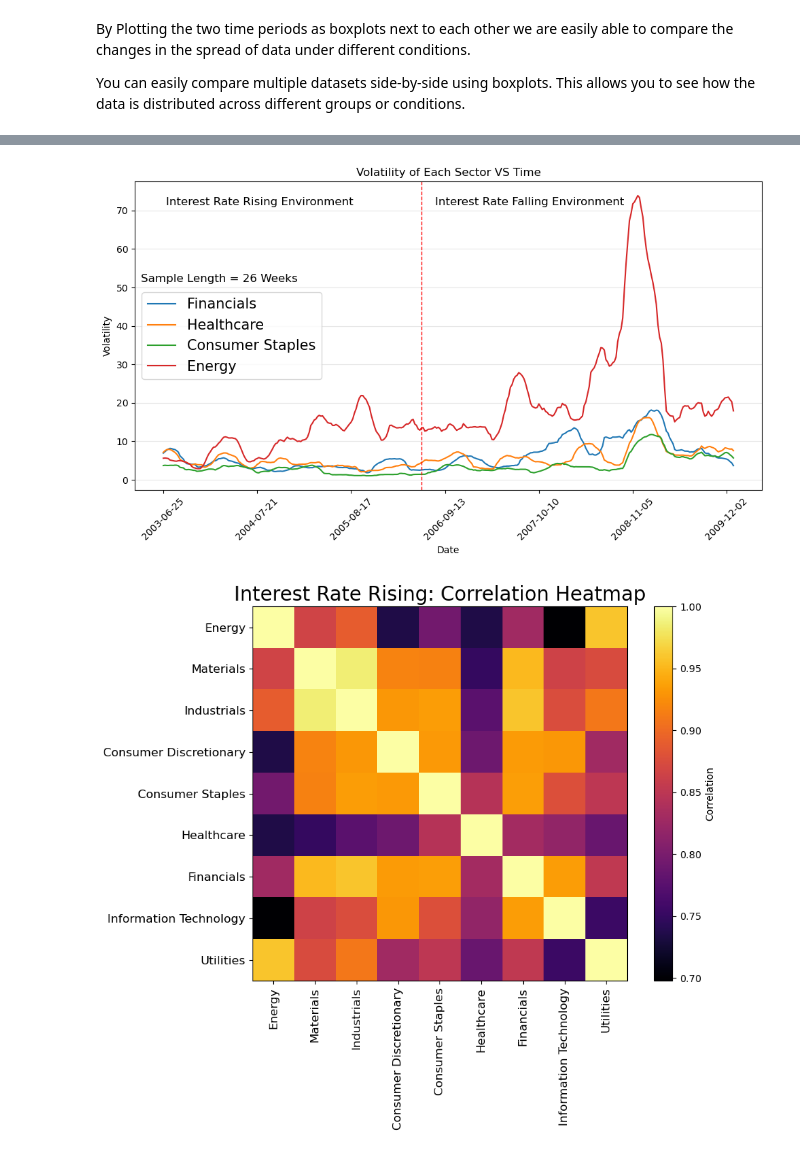
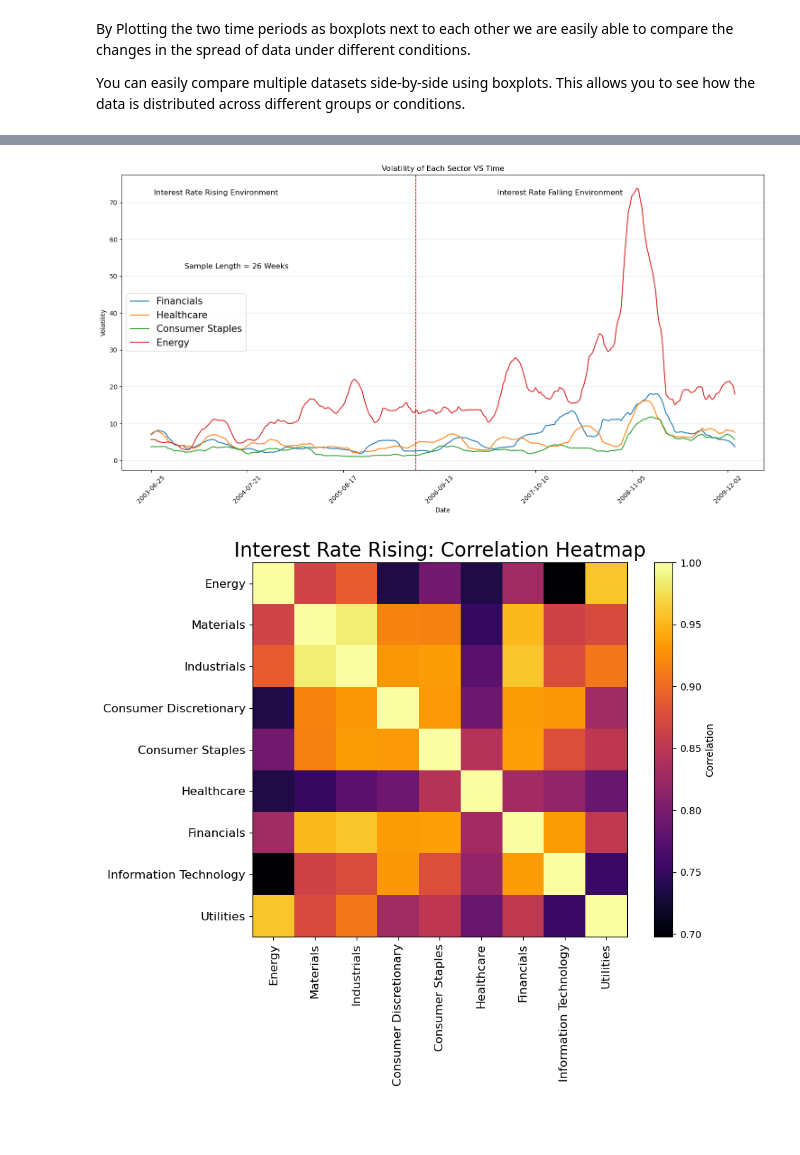
Before and after one commit to RealFakeDoor/Project-one, a Jupyter notebook: Main.ipynb, the cells around one changed output, grey strips where cells are left out. Drawn from its saved outputs; the diff is of its cells as text; code cells hidden in the pictures; blank space fills up the shorter version.

```diff
--- a/Main.ipynb
+++ b/Main.ipynb
@@ -375,7 +382,7 @@ window = 26 #Weeks ~ (6 months)
 volatility = Sector_volatility_cut.rolling(window=window).std().iloc[window - 1:] * np.sqrt(window)
 
 # Plot volatility for each column
-plt.figure(figsize=(10, 6))
+plt.figure(figsize=(15, 8))
 for column in volatility.columns:
     plt.plot(Sector_volatility_cut.index[window - 1:], volatility[column], label=column)
 
@@ -386,34 +393,34 @@ plt.title('Volatility of Each Sector VS Time')
 
 # Add legend
 plt.legend(loc='center left', fontsize = 15)
 
 # Set x-axis ticks
 ticks = np.arange(0, len(Sector_volatility_cut.index[window - 1:]), len(Sector_volatility_cut.index[window - 1:]) // 6)  # Increase by 3
 tick_labels = Sector_volatility_cut.index[window - 1:][ticks]
 plt.xticks(ticks=ticks, labels=tick_labels, rotation=45)
 
 # Add a vertical red line at the date 2006-06-07
 plt.axvline(x='2006-06-07', color='red', linestyle='--', linewidth=1)
 
 # Add text annotations for Interest Rate Environments
 plt.text(0.05, 0.95, 'Interest Rate Rising Environment', transform=plt.gca().transAxes, fontsize=12, va='top', ha='left')
 plt.text(0.78, 0.95, 'Interest Rate Falling Environment', transform=plt.gca().transAxes, fontsize=12, va='top', ha='right')
 
 # Label The length of the window of time to measure the volaility over.
 plt.text(0.26, 0.70, f'Sample Length = {window} Weeks', transform=plt.gca().transAxes, fontsize=12, va='top', ha='right')
 
 # Add faint gridlines
 plt.grid(axis='y', alpha=0.3)
 
 # Show plot
 plt.tight_layout()
 
 # Save the figure
 plt.savefig('./Saved_Figures/Volatility_VS_TIME_SECTORS.png')
 
 plt.show()
 # %% [output]
-[figure, old version]
+[figure, new version]
 # %%
 # Calculate the linear Correlation between all sectors.
 Correlation_matrix_rising = df_Rising_FEDFUND.corr()
```
Also changed, not shown: parts of 5 cells of this notebook, 6 other files.
